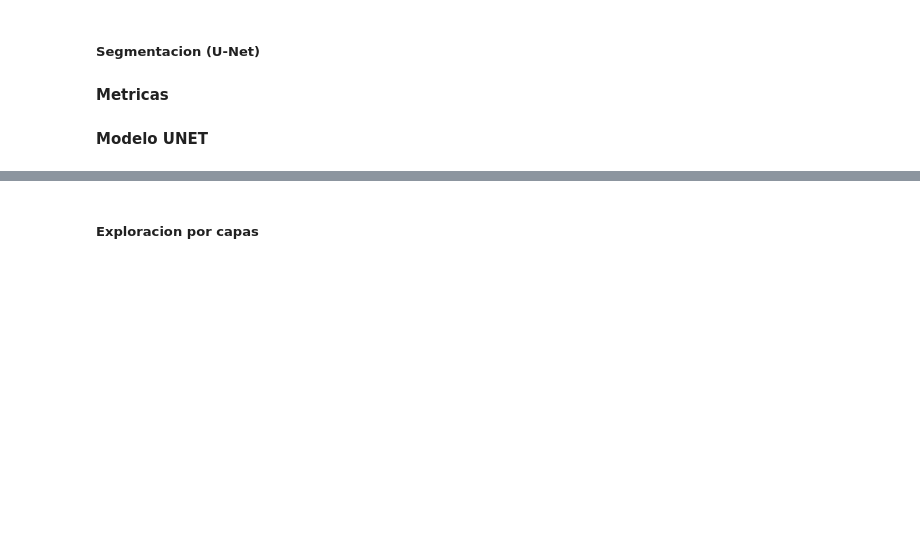
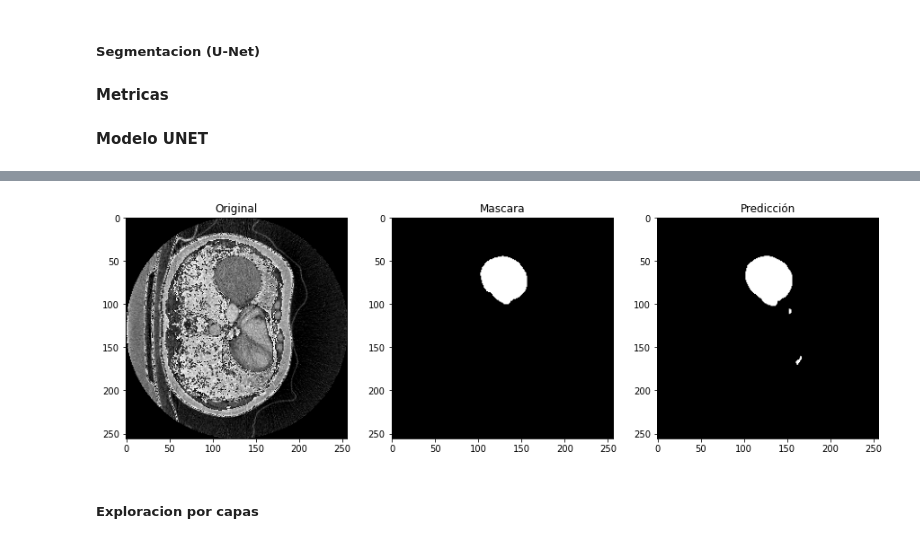
Before and after one commit to Jamf05/20192-cv-class-project, a Jupyter notebook: notebook.ipynb, the cells around one changed output, grey strips where cells are left out. Cells and saved outputs as stored; diff of their text form; code cells hidden in the pictures; blank space fills up the shorter version.

```diff
--- a/notebook.ipynb
+++ b/notebook.ipynb
@@ -961,0 +990,3 @@ plt.show()
+# %%
+y_test_pred = model_unet.predict(x_test, verbose=1)
+y_test_pred.shape
@@ -962,3 +996,14 @@ plt.show()
+# %%
+fig, (ax1, ax2, ax3) = plt.subplots(1,3,figsize=(15,15))
+ax1.imshow(x_test[100][:,:,0], cmap='gray',)
+ax1.set_title('Original')
+ax2.imshow(y_test[100][:,:,0], cmap='gray')
+ax2.set_title('Mascara')
+ax3.imshow(y_test_pred[100][:,:,0], cmap='gray')
+ax3.set_title('Predicción')
+fig.show()
+# %% [output]
+[figure, added]
 # %% [markdown]
 ##### Exploracion por capas
 # %%
```
Also changed, not shown: parts of 16 cells of this notebook, 39 other files.
